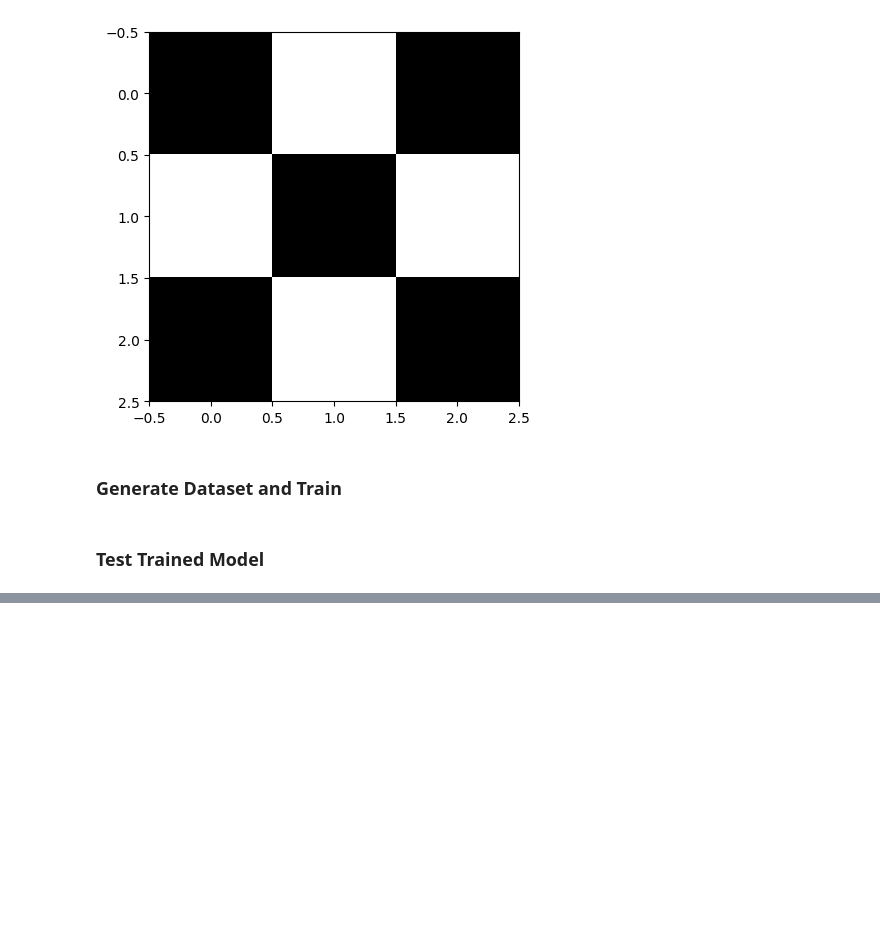
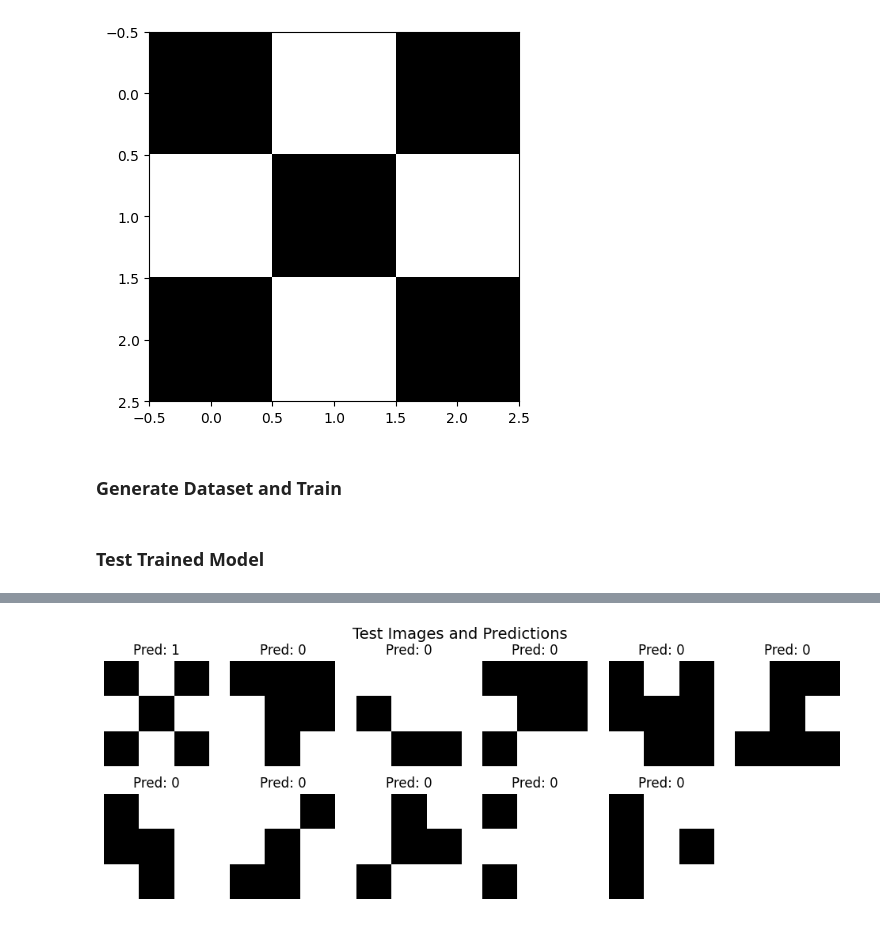
Before and after one commit to Vanshaj-13/ECE1508_ADL, a Jupyter notebook: Assignment 1/Lastname_Firstname_Assgn1_practice.ipynb, the cells around one changed output, grey strips where cells are left out. Drawn from its saved outputs; the diff is of its cells as text; code cells hidden in the pictures; blank space fills up the shorter version.

```diff
--- a/Assignment 1/Lastname_Firstname_Assgn1_practice.ipynb
+++ b/Assignment 1/Lastname_Firstname_Assgn1_practice.ipynb
@@ -311,4 +315,8 @@ for i in range(3):
     x[i,2-i] = 0
 
 plt.imshow(x,cmap='gray')
+
+x_pattern = [0, 1, 0,
+             1, 0, 1,
+             0, 1, 0]
 # %% [output]
@@ -326,12 +333,19 @@ image_list = []
 for i in range(512):
     # generate 9-dimensional vector
     # ============ COMPLETE HERE ================
-    # ## COMPLETE ## Multiple lines
+    bits = [(i >> k) & 1 for k in range (9)]
+    vec = [b for b in bits]
     # ============================================
 
     # label the vector
     # ============ COMPLETE HERE ================
-    # ## COMPLETE ## Multiple lines
+    if vec == x_pattern:
+        label = 1
+    else :
+        label = 0
+
+    dataset.append([vec, label])
+
     # ============================================
 
 
@@ -360,0 +387,35 @@ for test in testset:
+# %%
+testset = []
+
+# Add the X pattern (black X)
+testset.append([0, 1, 0,
+                1, 0, 1,
+                0, 1, 0])
+
+# Choose some random data samples
+for i in range(10):
+    rand_idx = int(np.random.rand() * 512) % 512
+    while dataset[rand_idx][0] == testset[0]:  # avoid duplicate of X
+        rand_idx = int(np.random.rand() * 512) % 512
+    testset.append(dataset[rand_idx][0])
+
+
+# ================== Test and Show Results ==================
+plt.figure(figsize=(12, 4))
+
+for idx, test in enumerate(testset):
+    prediction = myModel.forward(test)
+
+    # reshape into 3x3 image
+    img = np.array(test).reshape(3, 3)
+
+    # show image
+    plt.subplot(2, 6, idx+1)  # 2 rows, 6 columns for 11 images
+    plt.imshow(img, cmap="gray", vmin=0, vmax=1)
+    plt.axis("off")
+    plt.title(f"Pred: {prediction}")
+
+plt.suptitle("Test Images and Predictions", fontsize=14)
+plt.show()
+# %% [output]
+[figure, added]
```
Also changed, not shown: parts of 4 cells of this notebook.
